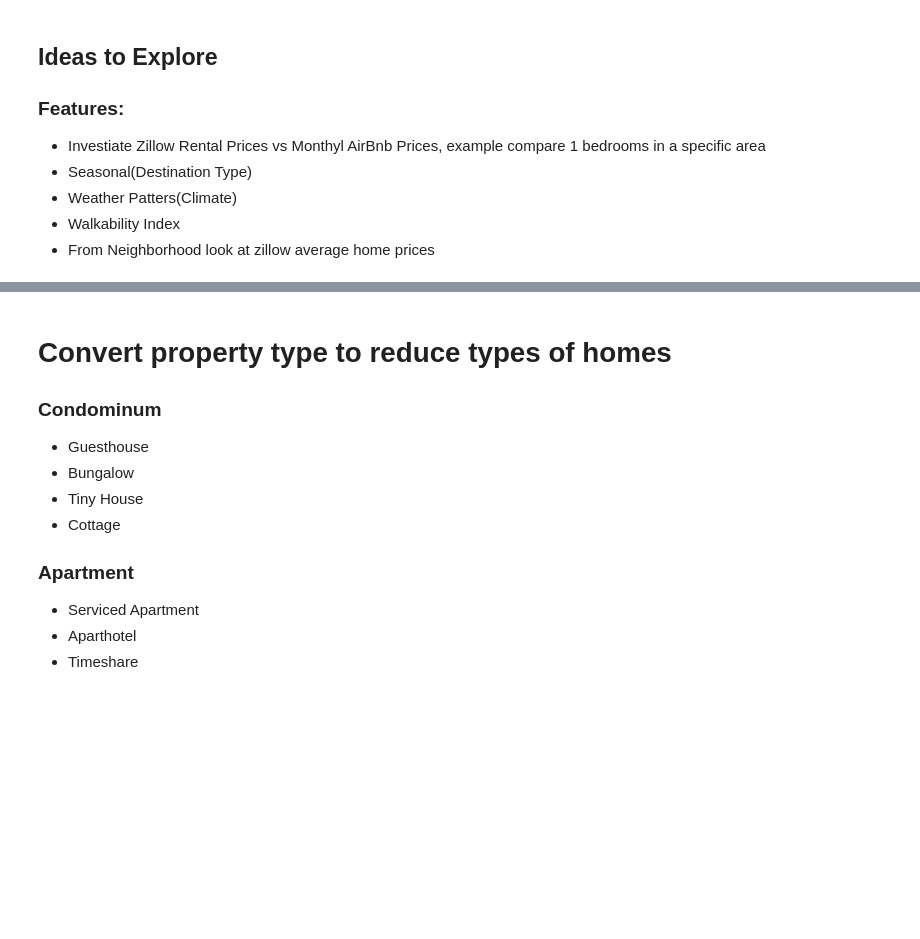
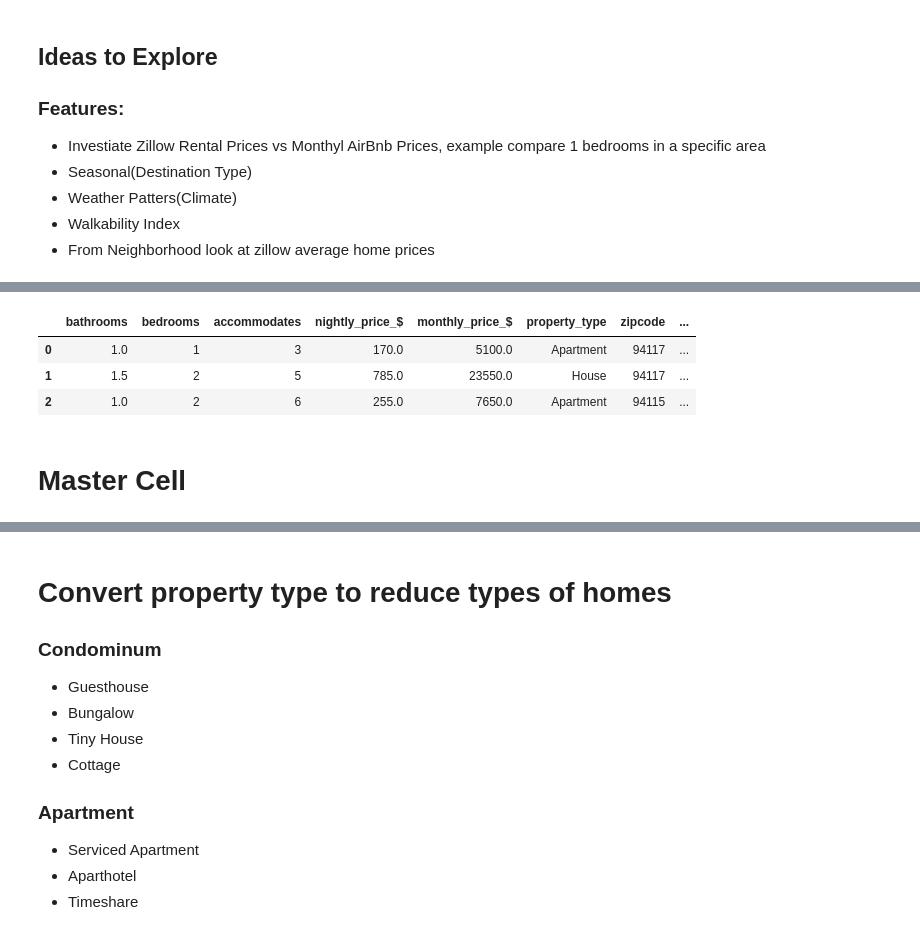
Before and after one commit to MohammadBakir/Predicting-ROI-On-AirBnb-Rentals, a Jupyter notebook: Project Luther.ipynb, the cells around one changed output, grey strips where cells are left out. Drawn from its saved outputs; the diff is of its cells as text; code cells hidden in the pictures; blank space fills up the shorter version.

```diff
--- a/Project Luther.ipynb
+++ b/Project Luther.ipynb
@@ -140,0 +296,11 @@ print(sf_listing_dict)
+# %%
+#Bring in Walkability and Median Home Value Data
+df_sf = pd.merge(df_sf, sf_df_info, left_on='neighborhood', right_on='neighborhood');
+# %%
+#Remove all non values from zipcode column
+df_sf = df_sf[(df_sf['zipcode'].notnull())]
+# %%
+#Remove all 'CA' values from zipcode column
+df_sf = df_sf[(df_sf['zipcode'] != 'CA')]
+# %%
+df_sf['zipcode'] = df_sf['zipcode'].apply(pd.to_numeric)
@@ -140,0 +309,9 @@ print(sf_listing_dict)
+# %%
+df_sf.head(3)
+# %% [output]
+|  | bathrooms | bedrooms | accommodates | nightly_price_$ | monthly_price_$ | property_type | zipcode | ... |
+| 0 | 1.0 | 1 | 3 | 170.0 | 5100.0 | Apartment | 94117 | ... |
+| 1 | 1.5 | 2 | 5 | 785.0 | 23550.0 | House | 94117 | ... |
+| 2 | 1.0 | 2 | 6 | 255.0 | 7650.0 | Apartment | 94115 | ... |
+# %% [markdown]
+# Master Cell
```
Also changed, not shown: parts of 40 cells of this notebook, 1 other file.
